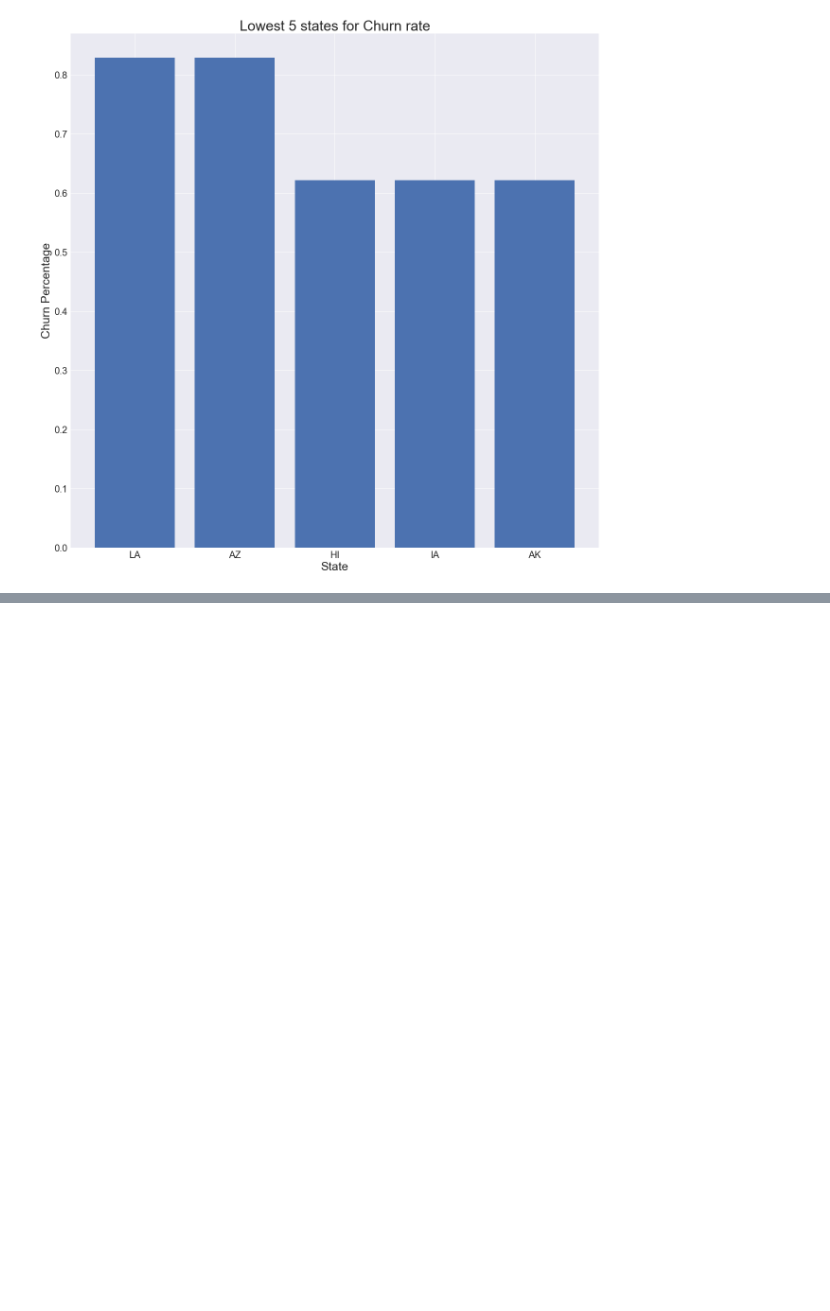
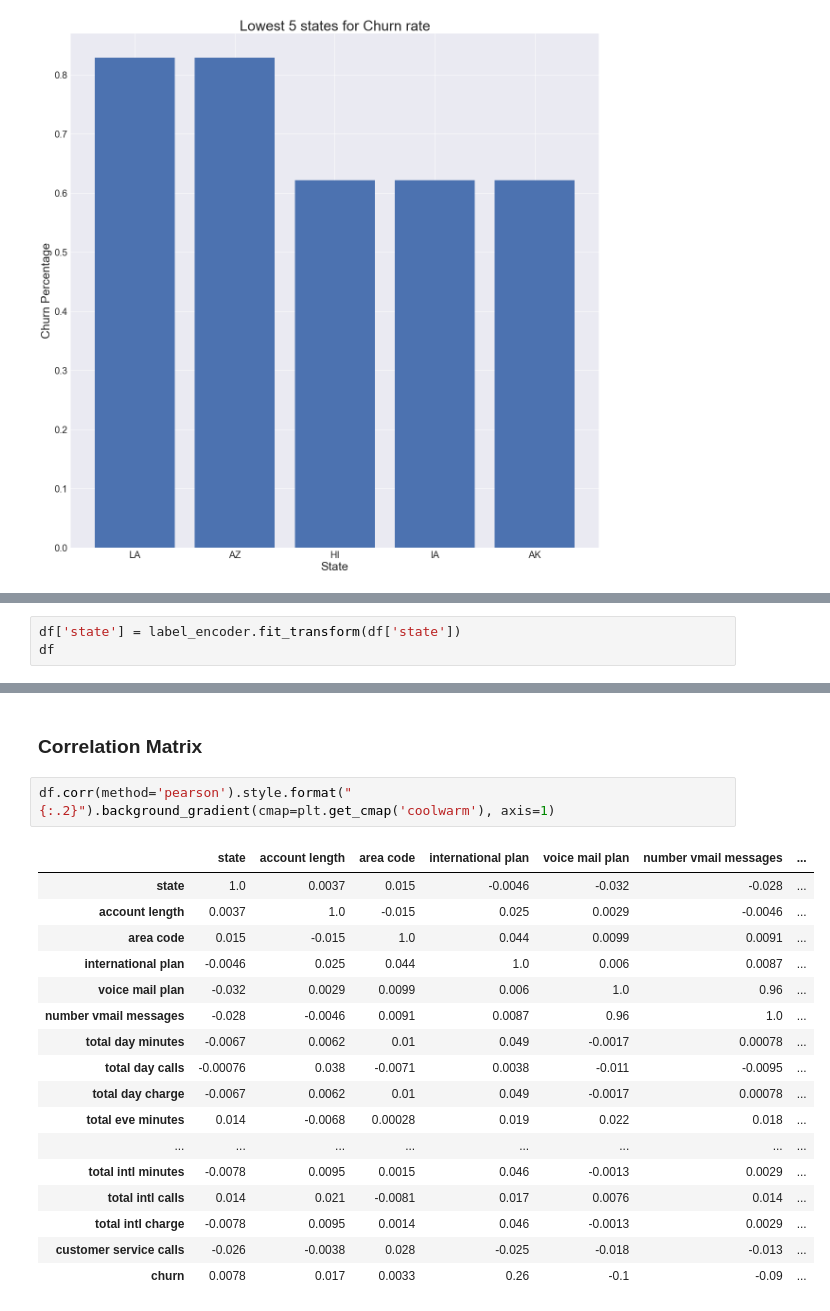
Before and after one commit to matteomm/syriatel_customerchurn_project, a Jupyter notebook: index.ipynb, the cells around one changed output, grey strips where cells are left out. Drawn from its saved outputs; the diff is of its cells as text; blank space fills up the shorter version.

```diff
--- a/index.ipynb
+++ b/index.ipynb
@@ -299,0 +310,3 @@ plt.style.use('seaborn')
+# %%
+df['state'] = label_encoder.fit_transform(df['state'])
+df
@@ -299,0 +327,22 @@ plt.style.use('seaborn')
+# %% [markdown]
+### Correlation Matrix
+# %%
+df.corr(method='pearson').style.format("{:.2}").background_gradient(cmap=plt.get_cmap('coolwarm'), axis=1)
+# %% [output]
+|  | state | account length | area code | international plan | voice mail plan | number vmail messages | ... |
+| state | 1.0 | 0.0037 | 0.015 | -0.0046 | -0.032 | -0.028 | ... |
+| account length | 0.0037 | 1.0 | -0.015 | 0.025 | 0.0029 | -0.0046 | ... |
+| area code | 0.015 | -0.015 | 1.0 | 0.044 | 0.0099 | 0.0091 | ... |
+| international plan | -0.0046 | 0.025 | 0.044 | 1.0 | 0.006 | 0.0087 | ... |
+| voice mail plan | -0.032 | 0.0029 | 0.0099 | 0.006 | 1.0 | 0.96 | ... |
+| number vmail messages | -0.028 | -0.0046 | 0.0091 | 0.0087 | 0.96 | 1.0 | ... |
+| total day minutes | -0.0067 | 0.0062 | 0.01 | 0.049 | -0.0017 | 0.00078 | ... |
+| total day calls | -0.00076 | 0.038 | -0.0071 | 0.0038 | -0.011 | -0.0095 | ... |
+| total day charge | -0.0067 | 0.0062 | 0.01 | 0.049 | -0.0017 | 0.00078 | ... |
+| total eve minutes | 0.014 | -0.0068 | 0.00028 | 0.019 | 0.022 | 0.018 | ... |
+| ... | ... | ... | ... | ... | ... | ... | ... |
+| total intl minutes | -0.0078 | 0.0095 | 0.0015 | 0.046 | -0.0013 | 0.0029 | ... |
+| total intl calls | 0.014 | 0.021 | -0.0081 | 0.017 | 0.0076 | 0.014 | ... |
+| total intl charge | -0.0078 | 0.0095 | 0.0014 | 0.046 | -0.0013 | 0.0029 | ... |
+| customer service calls | -0.026 | -0.0038 | 0.028 | -0.025 | -0.018 | -0.013 | ... |
+| churn | 0.0078 | 0.017 | 0.0033 | 0.26 | -0.1 | -0.09 | ... |
```
Also changed, not shown: parts of 26 cells of this notebook.
